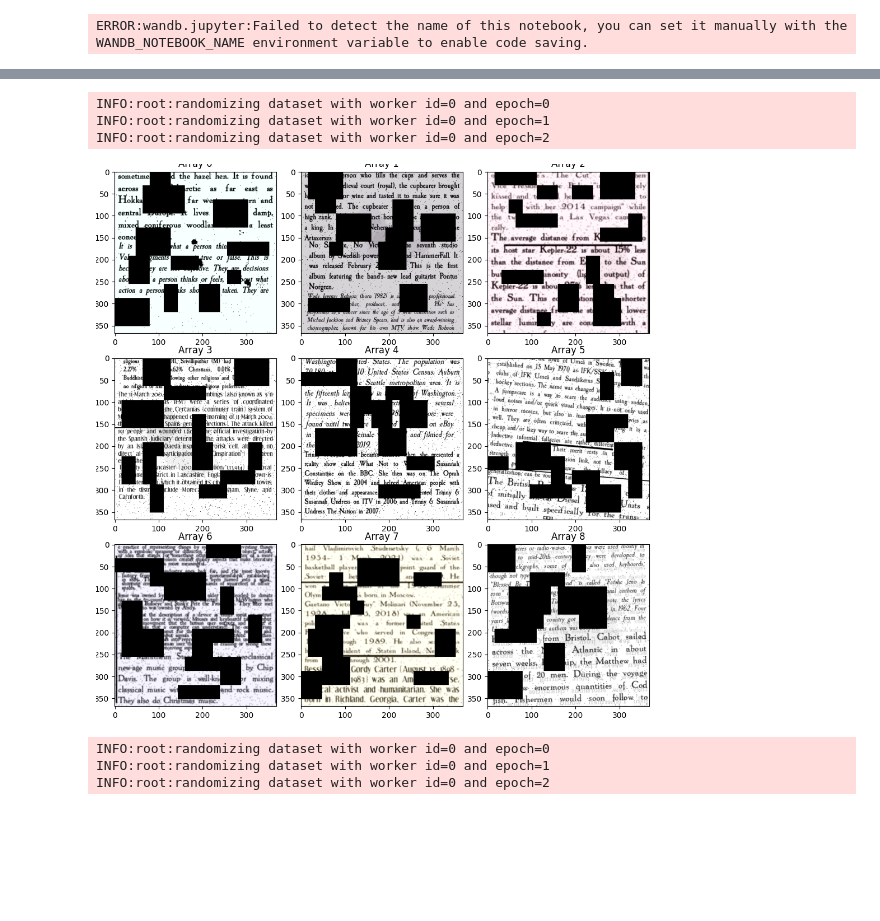
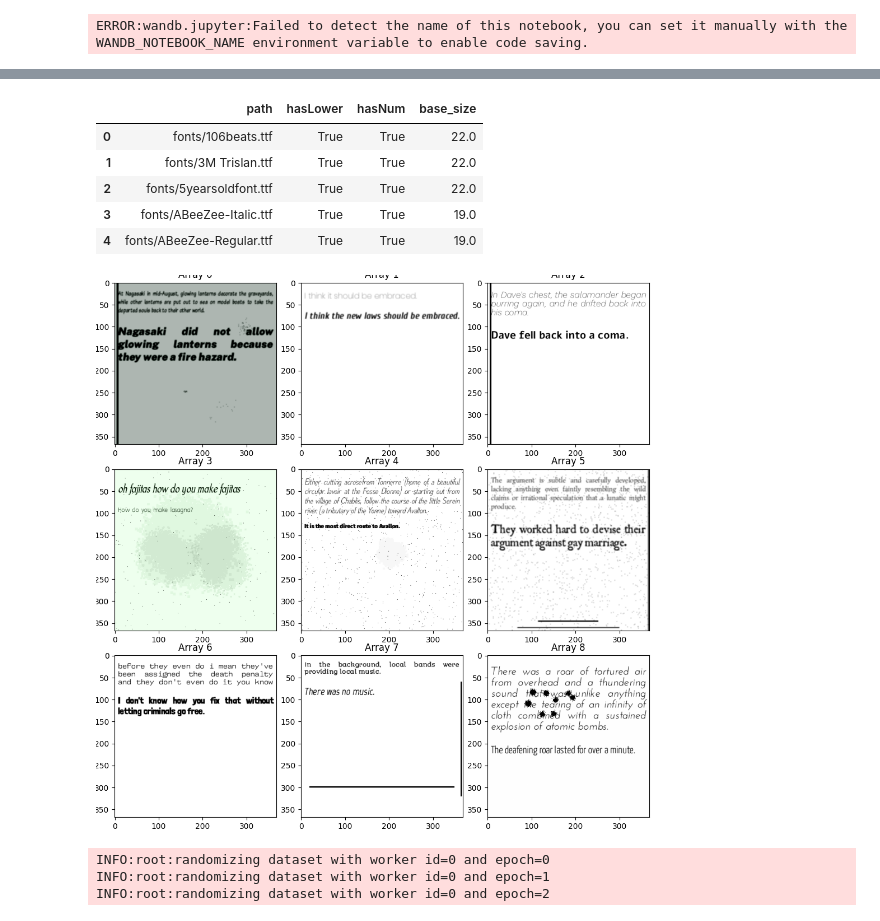
Before and after one commit to nadavborenstein/pixel-bw, a Jupyter notebook: playground.ipynb, the cells around one changed output, grey strips where cells are left out. Cells and saved outputs as stored; diff of their text form; code cells hidden in the pictures; blank space fills up the shorter version.

Commit message:
Added Glue dataset

```diff
--- a/playground.ipynb
+++ b/playground.ipynb
@@ -19,5 +14,4 @@ WARNING:datasets.builder:Found cached dataset wikipedia (/home/knf792/.cache/hug
 # %%
+rng = np.random.RandomState(2)
 transform = SyntheticDatasetTransform(wandb.config, rng=rng)
-train_dataset = PretrainingDataset(
-        wandb.config, text_dataset["train"], transform, rng=rng
-    )
+train_dataset = GlueDatasetForPixel(config=wandb.config, task=wandb.config.task, transform=transform, rng=rng)
@@ -24,26 +20,27 @@ train_dataset = PretrainingDataset(
+# %%
+train_dataset.image_generator.font_list.head()
+# %% [output]
+|  | path | hasLower | hasNum | base_size |
+| 0 | fonts/106beats.ttf | True | True | 22.0 |
+| 1 | fonts/3M Trislan.ttf | True | True | 22.0 |
+| 2 | fonts/5yearsoldfont.ttf | True | True | 22.0 |
+| 3 | fonts/ABeeZee-Italic.ttf | True | True | 19.0 |
+| 4 | fonts/ABeeZee-Regular.ttf | True | True | 19.0 |
 # %%
 figures = []
 for i in range(3):
-    train_dataset.set_epoch(i)
     counter = 0
-    for batch in train_dataset:
-        if counter == 3:
-            break
+    for j in np.random.randint(0, len(train_dataset), 3):
+        batch = train_dataset[int(j)]
         im = batch["pixel_values"].numpy().astype("uint8").transpose(1, 2, 0)
-        mask = batch["patch_mask"].numpy().reshape(23, 23)
-        mask = np.kron(mask, np.ones((16, 16))).astype("uint8")
 
-        im = im * (1 - mask[..., None])
         figures.append(im)
         counter += 1
 
 im = plot_arrays(figures)
 im
 # %% [output]
-INFO:root:randomizing dataset with worker id=0 and epoch=0
-INFO:root:randomizing dataset with worker id=0 and epoch=1
-INFO:root:randomizing dataset with worker id=0 and epoch=2
-[figure, old version]
+[figure, new version]
 # %%
 figures = []
 for i in range(3):
```
Also changed, not shown: parts of 4 cells of this notebook, 16 other files.
